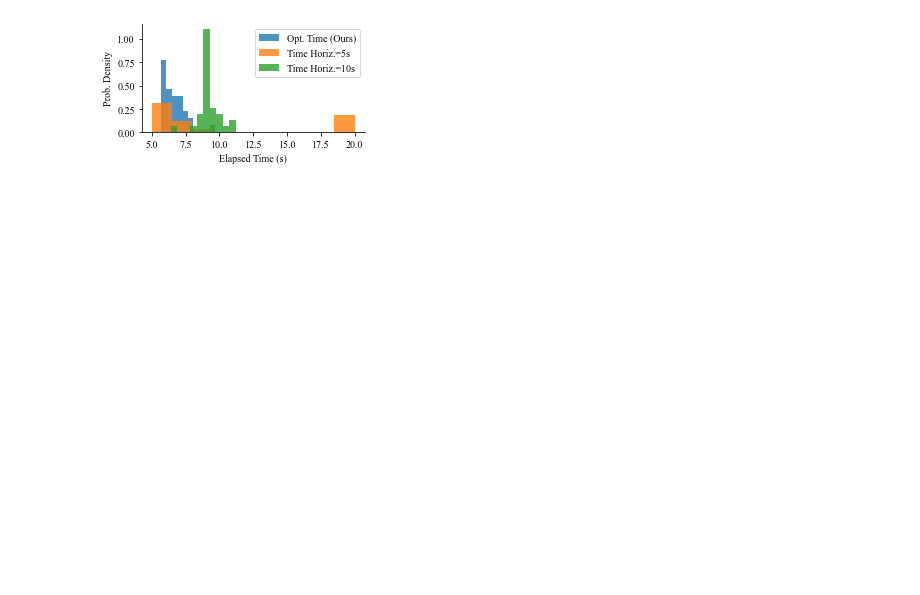
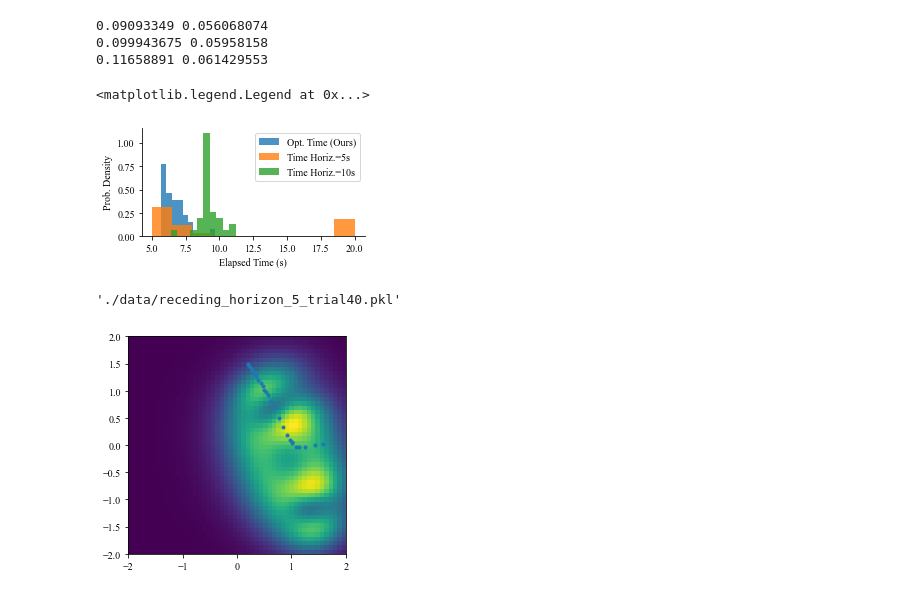
Before and after one commit to ialab-yale/time_optimal_ergodic_search, a Jupyter notebook: experiments/time_varying_search/make_stats_figure.ipynb, the cells around one changed output. Saved outputs shown, nothing was run; the diff lists cells and outputs as text; code cells hidden in the pictures; blank space fills up the shorter version.

Commit message:
added data

```diff
--- a/experiments/time_varying_search/make_stats_figure.ipynb
+++ b/experiments/time_varying_search/make_stats_figure.ipynb
@@ -8,28 +8,37 @@ import seaborn as sns
 # %%
 plt.rcParams["font.family"] = "Times New Roman"
 
+
 fig, ax = plt.subplots(1,1, figsize=(4,2))
-
-
 fnames = glob.glob('./data/time_opt_receding_horizon_trial*')
 _times = []
+_mean_vals = []
 for fname in fnames:
     _log = pkl.load(open(fname, 'rb'))
     _times.append(_log.time[-1])
+    _mean_vals.append(np.linalg.norm(_log.true_loc- _log.means[-1]))
+print(np.mean(_mean_vals), np.std(_mean_vals))
 ax.hist(_times, density=True, alpha=0.8, label='Opt. Time (Ours)')
+
 
 fnames = glob.glob('./data/receding_horizon_5_trial*')
 _times = []
+_mean_vals = []
 for fname in fnames:
     _log = pkl.load(open(fname, 'rb'))
     _times.append(_log.time[-1])
+    _mean_vals.append(np.linalg.norm(_log.true_loc- _log.means[-1]))
+print(np.mean(_mean_vals), np.std(_mean_vals))
 ax.hist(_times, density=True, alpha=0.8, label='Time Horiz.=5s')
 
 fnames = glob.glob('./data/receding_horizon_trial*')
 _times = []
+_mean_vals = []
 for fname in fnames:
     _log = pkl.load(open(fname, 'rb'))
     _times.append(_log.time[-1])
+    _mean_vals.append(np.linalg.norm(_log.true_loc- _log.means[-1]))
+print(np.mean(_mean_vals), np.std(_mean_vals))
 ax.hist(_times, density=True, alpha=0.8, label='Time Horiz.=10s')
 
 
@@ -40,6 +49,24 @@ ax.set_ylabel('Prob. Density')
 ax.set_xlabel('Elapsed Time (s)')
 ax.legend()
 
-plt.savefig('time_analysis.pdf')
+# plt.savefig('time_analysis.pdf')
 # %% [output]
+0.09093349 0.056068074
+0.099943675 0.05958158
+0.11658891 0.061429553
+<matplotlib.legend.Legend at 0x...>
 [figure]
+# %%
+fname
+# %% [output]
+'./data/receding_horizon_5_trial40.pkl'
+# %%
+fnames = glob.glob('./data/receding_horizon_5_trial*')
+
+fname = fnames[0]
+_log = pkl.load(open(fname, 'rb'))
+plt.imshow(_log.infs[20], extent=(-2,2,-2,2), origin='lower')
+plt.plot(_log.plans[20][:,0], _log.plans[20][:,1], '.')
+plt.show()
+# %% [output]
+[figure, added]
```
Also changed, not shown: parts of 3 cells of this notebook, 2 other files.
